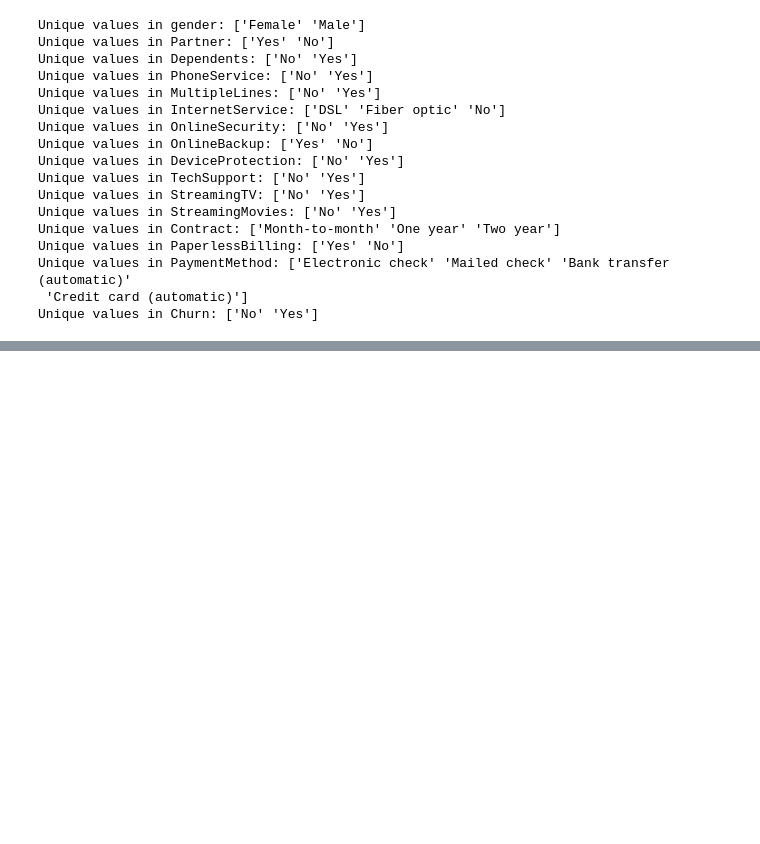
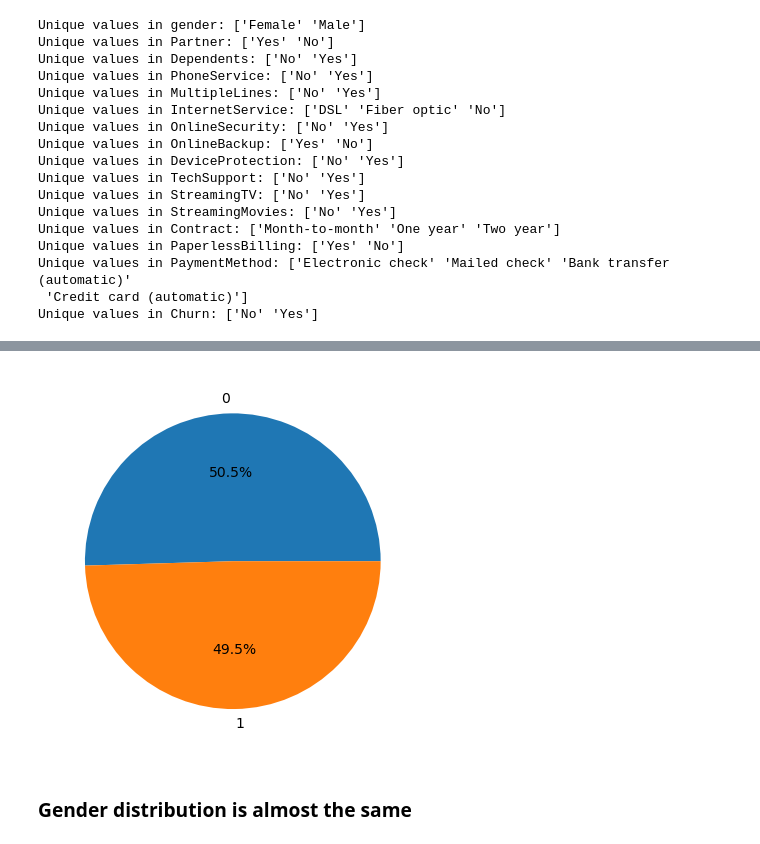
Before and after one commit to Jaggi0504/Telecom-Customer-Churn, a Jupyter notebook: main.ipynb, the cells around one changed output, grey strips where cells are left out. Drawn from its saved outputs; the diff is of its cells as text; code cells hidden in the pictures; blank space fills up the shorter version.

```diff
--- a/main.ipynb
+++ b/main.ipynb
@@ -187,0 +178,2 @@ Unique values in Churn: ['No' 'Yes']
+# %%
+df['gender']=df['gender'].replace({"Male": 0, "Female": 1})
@@ -187,0 +182,4 @@ Unique values in Churn: ['No' 'Yes']
+# %%
+cols=['Partner', 'Dependents', 'PhoneService', 'MultipleLines', 'OnlineSecurity', 'OnlineBackup', 'DeviceProtection', 'TechSupport', 'StreamingTV', 'StreamingMovies', 'PaperlessBilling']
+for i in cols:
+    df[i]=df[i].replace({"Yes": 1, "No": 0})
@@ -187,0 +199,8 @@ Unique values in Churn: ['No' 'Yes']
+# %%
+counts = df['gender'].value_counts()
+plt.pie(counts, labels=counts.index, autopct='%1.1f%%')
+plt.show()
+# %% [output]
+[figure, added]
+# %% [markdown]
+### Gender distribution is almost the same
```
Also changed, not shown: parts of 5 cells of this notebook, 1 other file.
